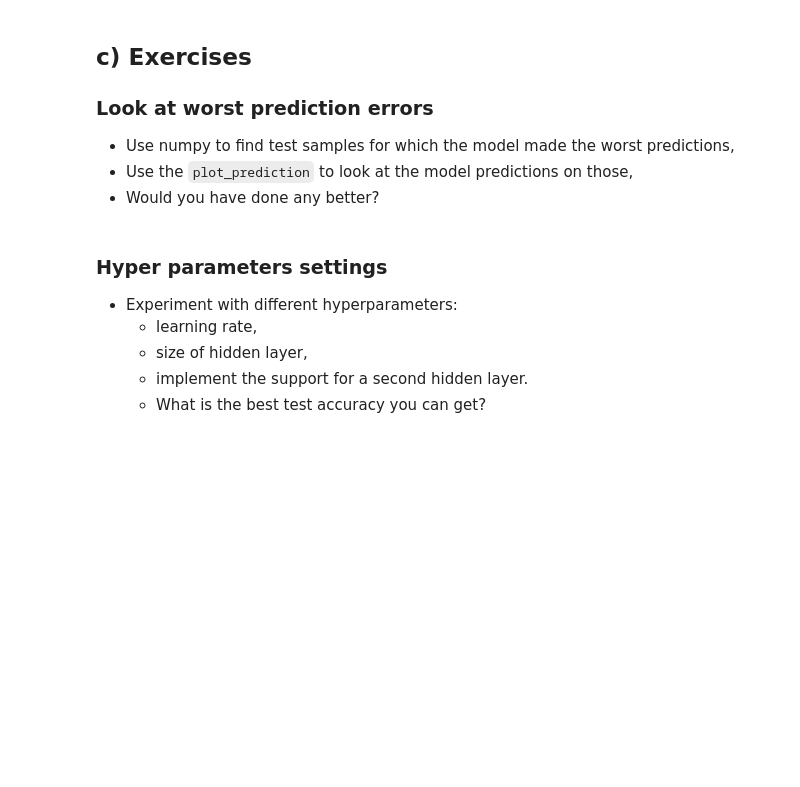
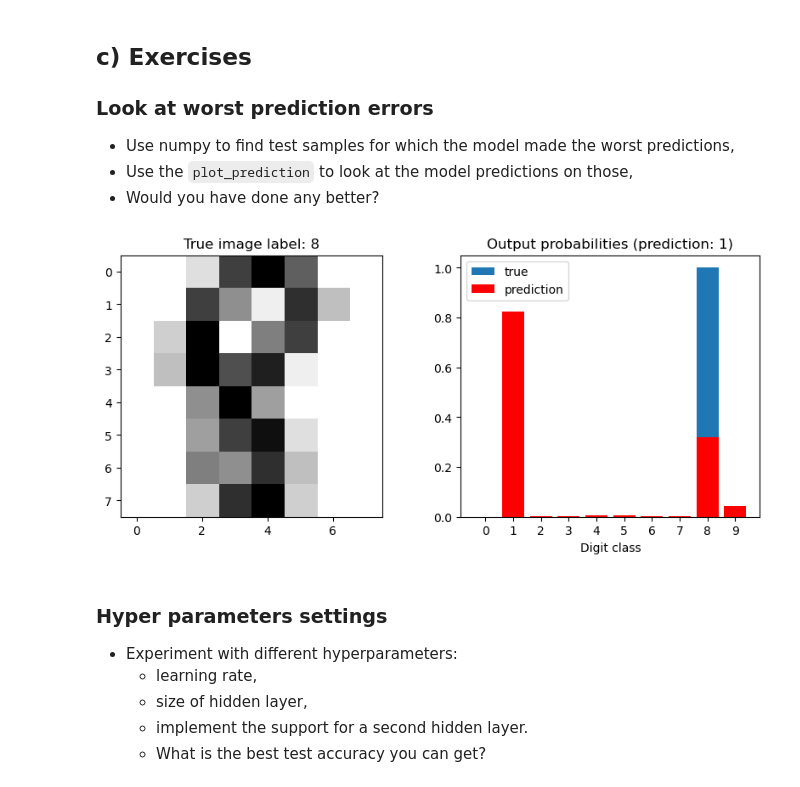
Before and after one commit to UofT-DSI/deep_learning, a Jupyter notebook: 01_materials/labs/lab_2.ipynb, the cells around one changed output. Drawn from its saved outputs; the diff is of its cells as text; code cells hidden in the pictures; blank space fills up the shorter version.

```diff
--- a/01_materials/labs/lab_2.ipynb
+++ b/01_materials/labs/lab_2.ipynb
@@ -160,10 +188,9 @@ class LogisticRegression:
 
     def forward(self, X):
         # Compute the linear combination of the input and weights
-        Z = None # TODO
-
+        Z = np.dot(X, self.W) + self.b
         # Return the softmax of the linear combination
-        return None # TODO
+        return softmax(Z)
 
     def predict(self, X):
         # Return the most probable class for each sample in X
@@ -174,8 +201,7 @@ class LogisticRegression:
 
     def loss(self, X, y):
         # Compute the negative log likelihood over the data provided
-        y_onehot = one_hot(self.output_size, y)
-        return None # TODO
+        return nll(one_hot(self.output_size, y), self.forward(X))
 
     def grad_loss(self, X, y_true, y_pred):
         # Compute the gradient of the loss with respect to W and b for a single sample (X, y_true)
@@ -183,7 +209,6 @@ class LogisticRegression:
 
         # Gradient with respect to weights
         grad_W = np.dot(X.T, (y_pred - y_true))
-
         # Gradient with respect to biases
         grad_b = np.sum(y_pred - y_true, axis=0)
 
@@ -303,17 +350,17 @@ class NeuralNet():
 
     def forward_hidden(self, X):
         # Compute the linear combination of the input and weights
-        self.Z_h = None # TODO
+        self.Z_h = np.dot(X, self.W_h)+self.b_h
 
         # Apply the sigmoid activation function
-        return None # TODO
+        return sigmoid(self.Z_h)
 
     def forward_output(self, H):
         # Compute the linear combination of the hidden layer activation and weights
-        self.Z_o = None # TODO
+        self.Z_o = np.dot(H, self.W_o)+self.b_o
 
         # Apply the sigmoid activation function
-        return None # TODO
+        return sigmoid(self.Z_o)
 
     def forward(self, X):
         # Compute the forward activations of the hidden and output layers
@@ -323,8 +370,7 @@ class NeuralNet():
         return Y
 
     def loss(self, X, y):
-        y_onehot = one_hot(self.output_size, y)
-        return None # TODO
+        return nll(one_hot(self.output_size, y), self.forward(X))
 
     def grad_loss(self, X, y_true):
         y_true = one_hot(self.output_size, y_true)
@@ -421,3 +494,17 @@ plot_prediction(model, sample_idx=4)
+# %%
+# Your code here
+#Get model's prediction
+y_pred = model.predict(X_test)
+#Find indices of sampels where prediction is wrong
+wrong_indices = np.where(y_pred!=y_test)[0]
+#For each wrong prediction, get model's confidence
+confidences = np.max(model.forward(X_test[wrong_indices]), axis=1)
+#Find index of sample where model was most confident but wrong
+worse_index = wrong_indices[np.argmax(confidences)]
+#Use 'plot_prediction' funciton to look at model's prediction on this sample
+plot_prediction(model, sample_idx=worse_index)
+# %% [output]
+[figure, added]
 # %% [markdown]
 ### Hyper parameters settings
 
```
Also changed, not shown: parts of 25 cells of this notebook, 1 other file.
